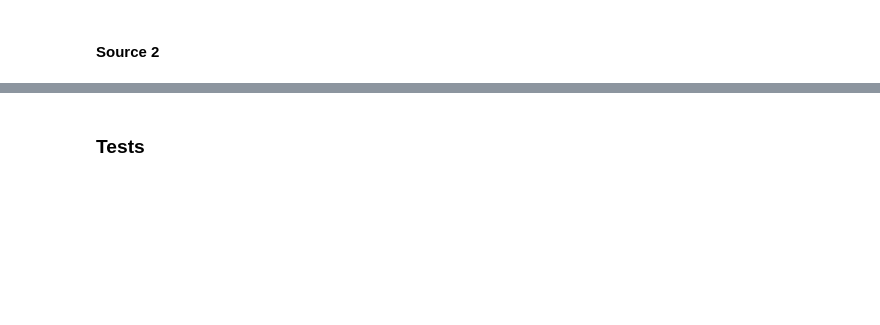
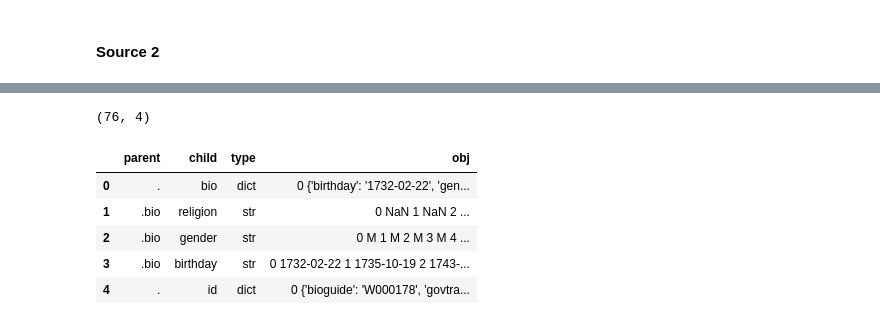
Before and after one commit to metinsenturk/flat_table, a Jupyter notebook: notebooks/Yaml.ipynb, the cells around one changed output, grey strips where cells are left out. Saved outputs shown, nothing was run; the diff lists cells and outputs as text; code cells hidden in the pictures; blank space fills up the shorter version.

```diff
--- a/notebooks/Yaml.ipynb
+++ b/notebooks/Yaml.ipynb
@@ -107,2 +116,0 @@ if inside != dict and inside != list:
-# %% [markdown]
-### Tests
@@ -118,2 +117,13 @@ df_final.shape
+# %%
+df2.shape
+# %% [output]
+(76, 4)
 # %%
-df_final.head()
+df2_in.head()
+# %% [output]
+|  | parent | child | type | obj |
+| 0 | . | bio | dict | 0 {'birthday': '1732-02-22', 'gen... |
+| 1 | .bio | religion | str | 0 NaN 1 NaN 2 ... |
+| 2 | .bio | gender | str | 0 M 1 M 2 M 3 M 4 ... |
+| 3 | .bio | birthday | str | 0 1732-02-22 1 1735-10-19 2 1743-... |
+| 4 | . | id | dict | 0 {'bioguide': 'W000178', 'govtra... |
```
Also changed, not shown: parts of 20 cells of this notebook, 1 other file.
